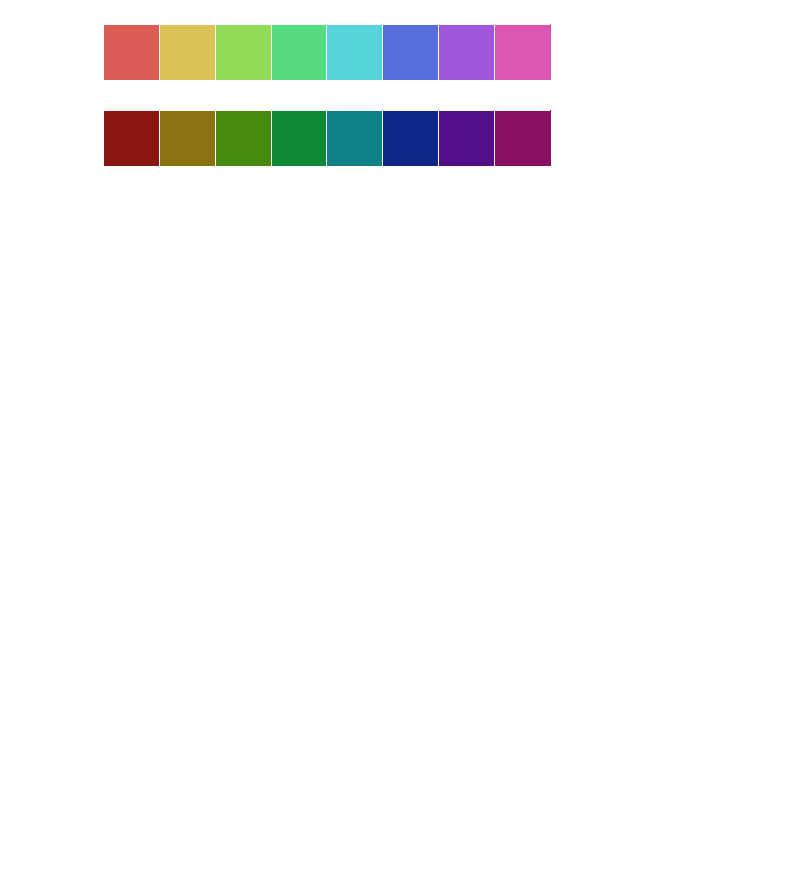
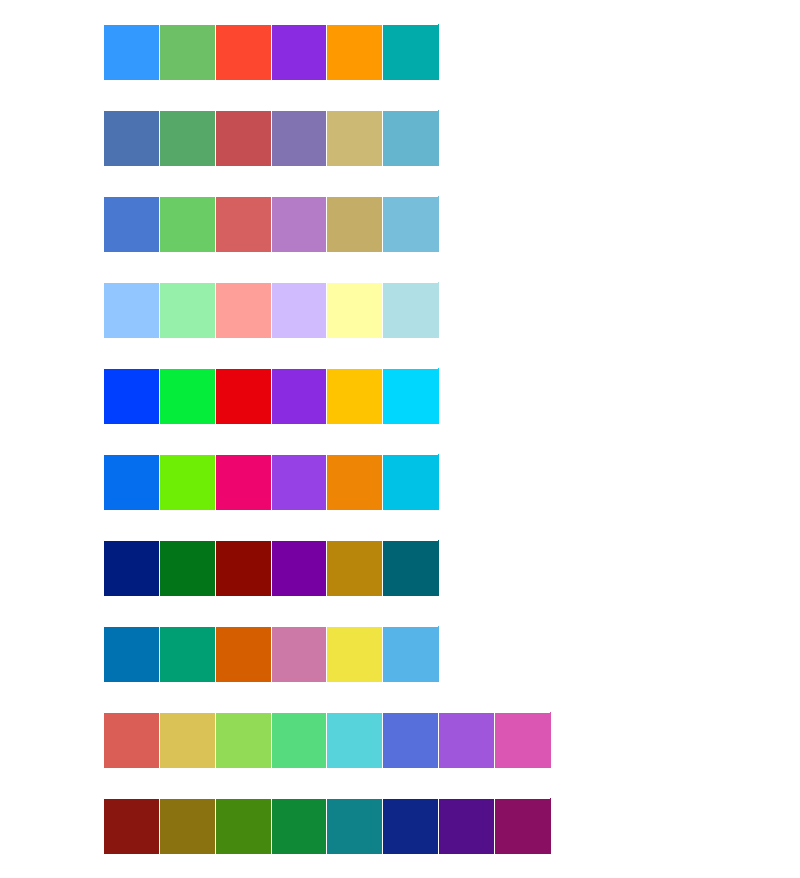
Before and after one commit to ShujiaHuang/geneview, a Jupyter notebook: docs/tutorial/palettes.ipynb, the cells around one changed output. Drawn from its saved outputs; the diff is of its cells as text; code cells hidden in the pictures; blank space fills up the shorter version.

```diff
--- a/docs/tutorial/palettes.ipynb
+++ b/docs/tutorial/palettes.ipynb
@@ -14,3 +14,35 @@ gv.palplot(current_palette)
+# %%
+gv.palplot(gv.color_palette('colorful'))
+# %% [output]
+[figure, added]
+# %%
+gv.palplot(gv.color_palette('deep'))
+# %% [output]
+[figure, added]
+# %%
+gv.palplot(gv.color_palette('muted'))
+# %% [output]
+[figure, added]
+# %%
+gv.palplot(gv.color_palette('pastel'))
+# %% [output]
+[figure, added]
+# %%
+gv.palplot(gv.color_palette('bright'))
+# %% [output]
+[figure, added]
+# %%
+gv.palplot(gv.color_palette('dbright'))
+# %% [output]
+[figure, added]
+# %%
+gv.palplot(gv.color_palette('dark'))
+# %% [output]
+[figure, added]
+# %%
+gv.palplot(gv.color_palette('colorblind'))
+# %% [output]
+[figure, added]
 # %%
 gv.palplot(gv.color_palette("hls", 8))
 # %% [output]
```
Also changed, not shown: parts of 9 cells of this notebook.
